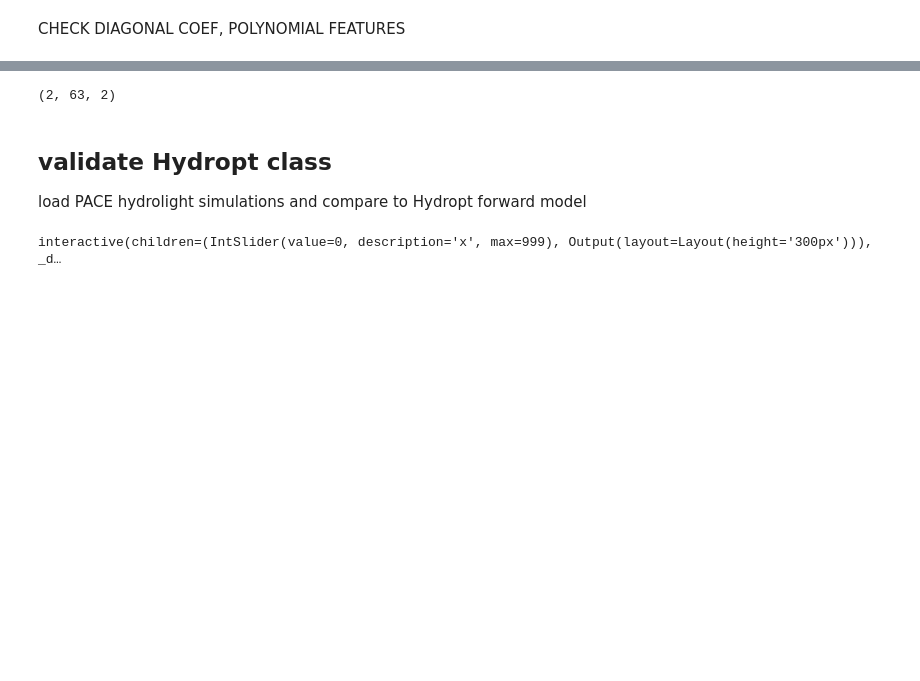
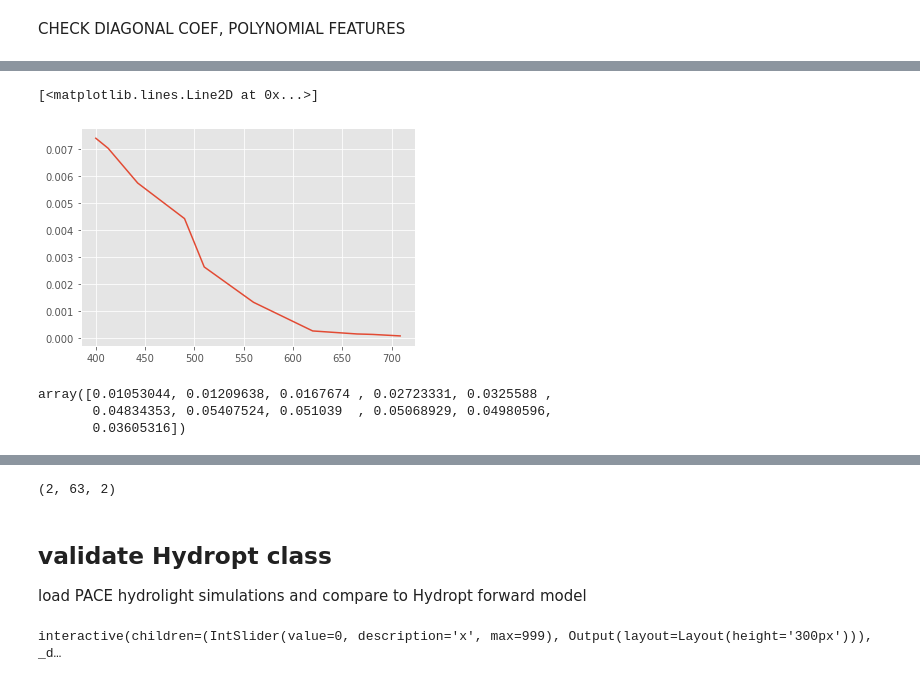
Before and after one commit to tadz-io/hydropt, a Jupyter notebook: notebooks/sketch.ipynb, the cells around one changed output, grey strips where cells are left out. Drawn from its saved outputs; the diff is of its cells as text; code cells hidden in the pictures; blank space fills up the shorter version.

```diff
--- a/notebooks/sketch.ipynb
+++ b/notebooks/sketch.ipynb
@@ -109,7 +109,8 @@ class Hydropt:
         self.set_model_coef()
 
     def set_model_coef(self):
-        model_coef = pd.read_csv('../hydropt/data/PACE_polynom_05.csv', index_col = 0)
+        model_coef = pd.read_csv('../../hydropt_4_sent3/data/processed/model_coefficients/OLCI_polynom_05.csv', index_col = 0)
+        #model_coef = pd.read_csv('../hydropt/data/OLCI_polynom_04.csv', index_col = 0)
         # check if wavebands match
         if np.array_equal(model_coef.index, self.iop_model._wavebands):
             self.model_coef = model_coef
@@ -292,5 +292,16 @@ a.plot(cdom=1, nap=1)
 # %%
 ps1 = Hydropt(a)
+# %%
+plt.plot(WBANDS, ps1.forward(chl=.1, nap=1E-2, cdom=1E-2))
+# %% [output]
+[<matplotlib.lines.Line2D at 0x...>]
+[figure, added]
+# %%
+ps1.forward(chl=.1, nap=100, cdom=1E-1)
+# %% [output]
+array([0.01053044, 0.01209638, 0.0167674 , 0.02723331, 0.0325588 ,
+       0.04834353, 0.05407524, 0.051039  , 0.05068929, 0.04980596,
+       0.03605316])
 # %%
 from jax import grad, jacfwd, jacrev
 import numpy as np
```
Also changed, not shown: parts of 5 cells of this notebook, 4 other files.
